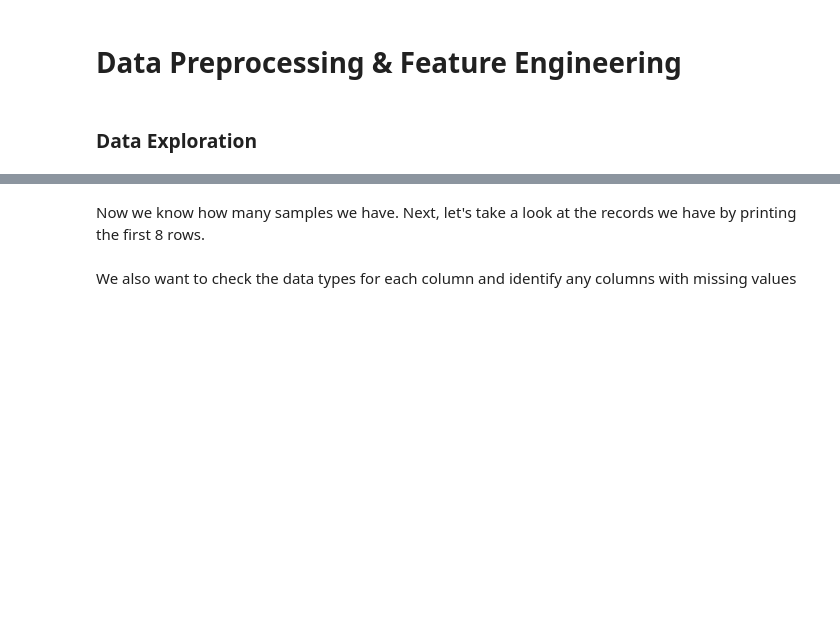
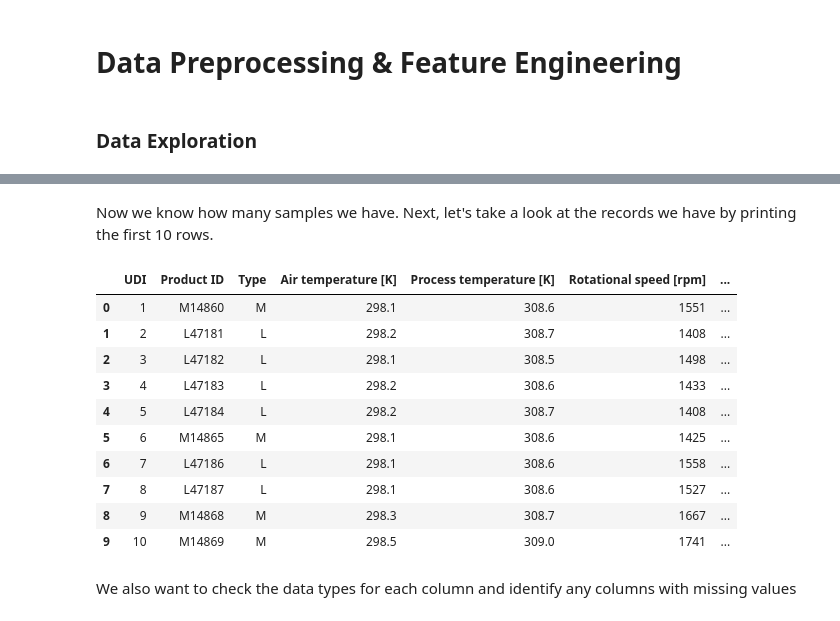
Before and after one commit to aws-samples/amazon-sagemaker-build-train-deploy, a Jupyter notebook: 02_fast_experimentation/02_fast_experimentation.ipynb, the cells around one changed output, grey strips where cells are left out. Saved outputs shown, nothing was run; the diff lists cells and outputs as text; code cells hidden in the pictures; blank space fills up the shorter version.

```diff
--- a/02_fast_experimentation/02_fast_experimentation.ipynb
+++ b/02_fast_experimentation/02_fast_experimentation.ipynb
@@ -68,7 +96,19 @@ print('The shape of the dataset is:', df.shape)
 # %% [markdown]
-Now we know how many samples we have. Next, let's take a look at the records we have by printing the first 8 rows.
+Now we know how many samples we have. Next, let's take a look at the records we have by printing the first 10 rows.
 # %%
-df.head(8)
+df.head(10)
+# %% [output]
+|  | UDI | Product ID | Type | Air temperature [K] | Process temperature [K] | Rotational speed [rpm] | ... |
+| 0 | 1 | M14860 | M | 298.1 | 308.6 | 1551 | ... |
+| 1 | 2 | L47181 | L | 298.2 | 308.7 | 1408 | ... |
+| 2 | 3 | L47182 | L | 298.1 | 308.5 | 1498 | ... |
+| 3 | 4 | L47183 | L | 298.2 | 308.6 | 1433 | ... |
+| 4 | 5 | L47184 | L | 298.2 | 308.7 | 1408 | ... |
+| 5 | 6 | M14865 | M | 298.1 | 308.6 | 1425 | ... |
+| 6 | 7 | L47186 | L | 298.1 | 308.6 | 1558 | ... |
+| 7 | 8 | L47187 | L | 298.1 | 308.6 | 1527 | ... |
+| 8 | 9 | M14868 | M | 298.3 | 308.7 | 1667 | ... |
+| 9 | 10 | M14869 | M | 298.5 | 309.0 | 1741 | ... |
 # %% [markdown]
 We also want to check the data types for each column and identify any columns with missing values
 # %%
```
Also changed, not shown: parts of 32 cells of this notebook, 2 other files.
